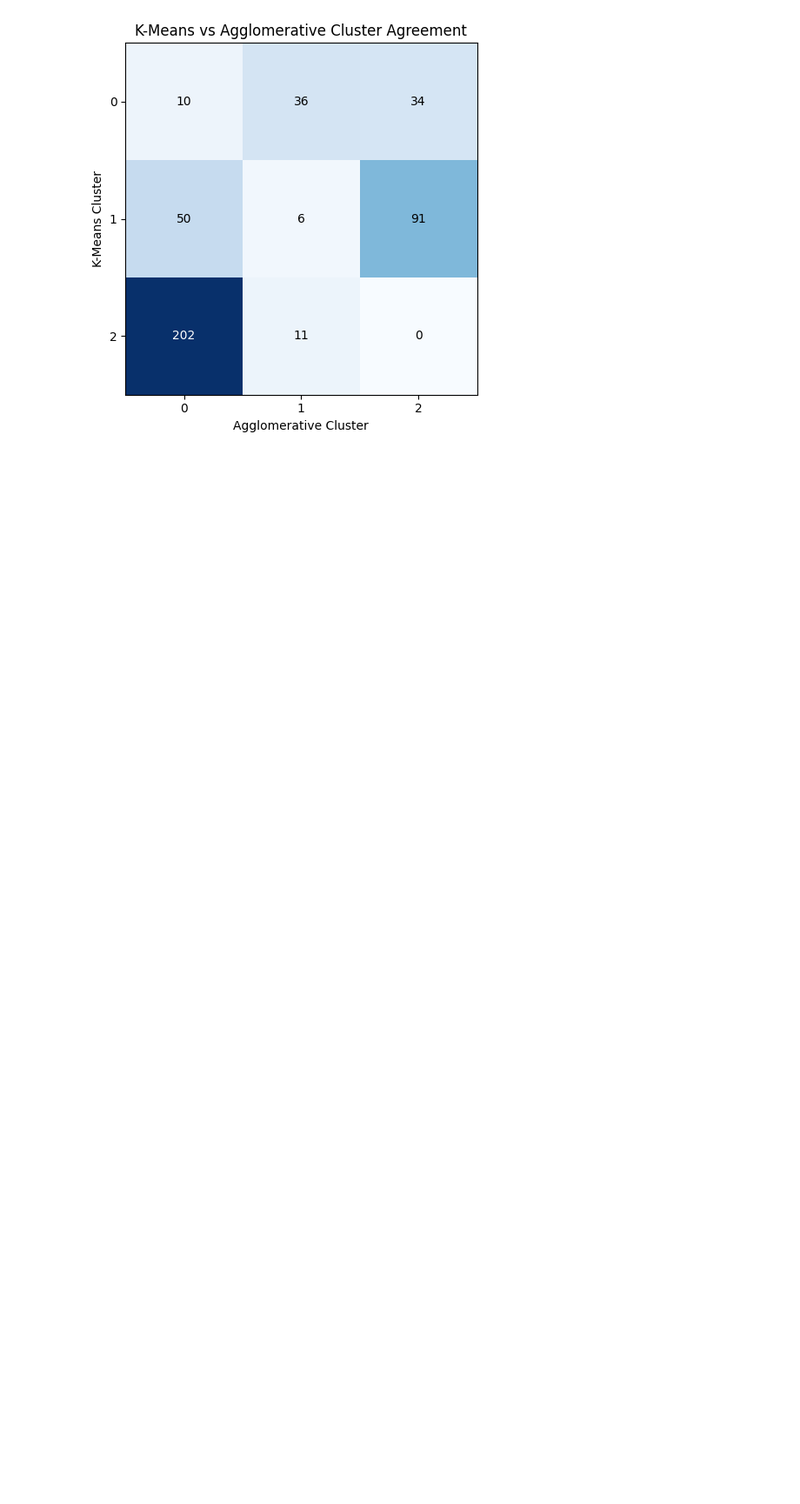
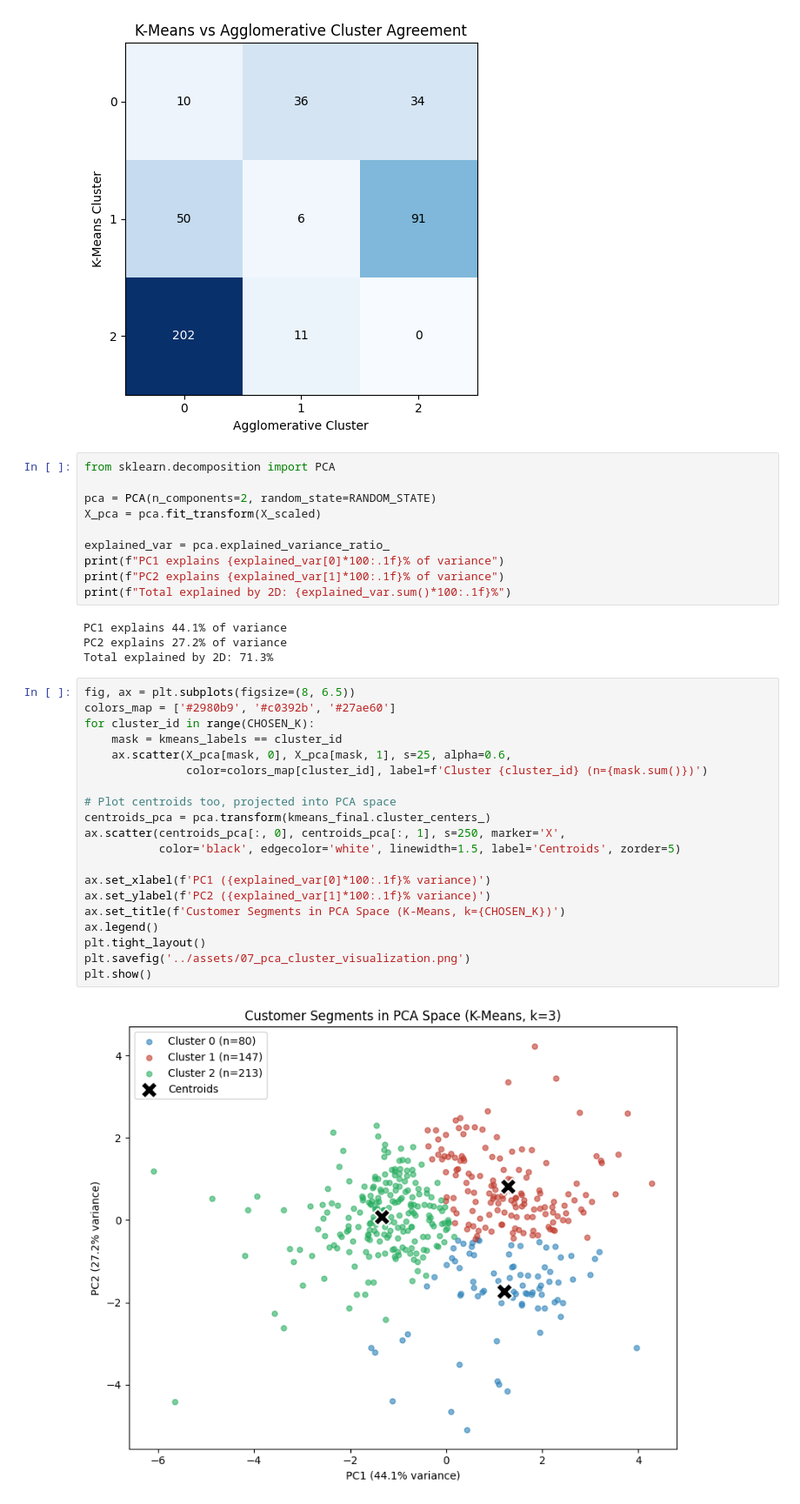
Before and after one commit to darshansuresh006-dev/wholesale-customer-segmentation, a Jupyter notebook: notebooks/03_customer_segmentation.ipynb, the cells around one changed output. Shown at 87% size. Drawn from its saved outputs; the diff is of its cells as text; blank space fills up the shorter version.

```diff
--- a/notebooks/03_customer_segmentation.ipynb
+++ b/notebooks/03_customer_segmentation.ipynb
@@ -246,3 +246,39 @@ plt.savefig('../assets/06_algorithm_comparison.png')
 plt.show()
 # %% [output]
 [figure]
+# %%
+from sklearn.decomposition import PCA
+
+pca = PCA(n_components=2, random_state=RANDOM_STATE)
+X_pca = pca.fit_transform(X_scaled)
+
+explained_var = pca.explained_variance_ratio_
+print(f"PC1 explains {explained_var[0]*100:.1f}% of variance")
+print(f"PC2 explains {explained_var[1]*100:.1f}% of variance")
+print(f"Total explained by 2D: {explained_var.sum()*100:.1f}%")
+# %% [output]
+PC1 explains 44.1% of variance
+PC2 explains 27.2% of variance
+Total explained by 2D: 71.3%
+# %%
+fig, ax = plt.subplots(figsize=(8, 6.5))
+colors_map = ['#2980b9', '#c0392b', '#27ae60']
+for cluster_id in range(CHOSEN_K):
+    mask = kmeans_labels == cluster_id
+    ax.scatter(X_pca[mask, 0], X_pca[mask, 1], s=25, alpha=0.6,
+               color=colors_map[cluster_id], label=f'Cluster {cluster_id} (n={mask.sum()})')
+
+# Plot centroids too, projected into PCA space
+centroids_pca = pca.transform(kmeans_final.cluster_centers_)
+ax.scatter(centroids_pca[:, 0], centroids_pca[:, 1], s=250, marker='X',
+           color='black', edgecolor='white', linewidth=1.5, label='Centroids', zorder=5)
+
+ax.set_xlabel(f'PC1 ({explained_var[0]*100:.1f}% variance)')
+ax.set_ylabel(f'PC2 ({explained_var[1]*100:.1f}% variance)')
+ax.set_title(f'Customer Segments in PCA Space (K-Means, k={CHOSEN_K})')
+ax.legend()
+plt.tight_layout()
+plt.savefig('../assets/07_pca_cluster_visualization.png')
+plt.show()
+# %% [output]
+[figure, added]
```
Also changed, not shown: parts of 2 cells of this notebook, 1 other file.
